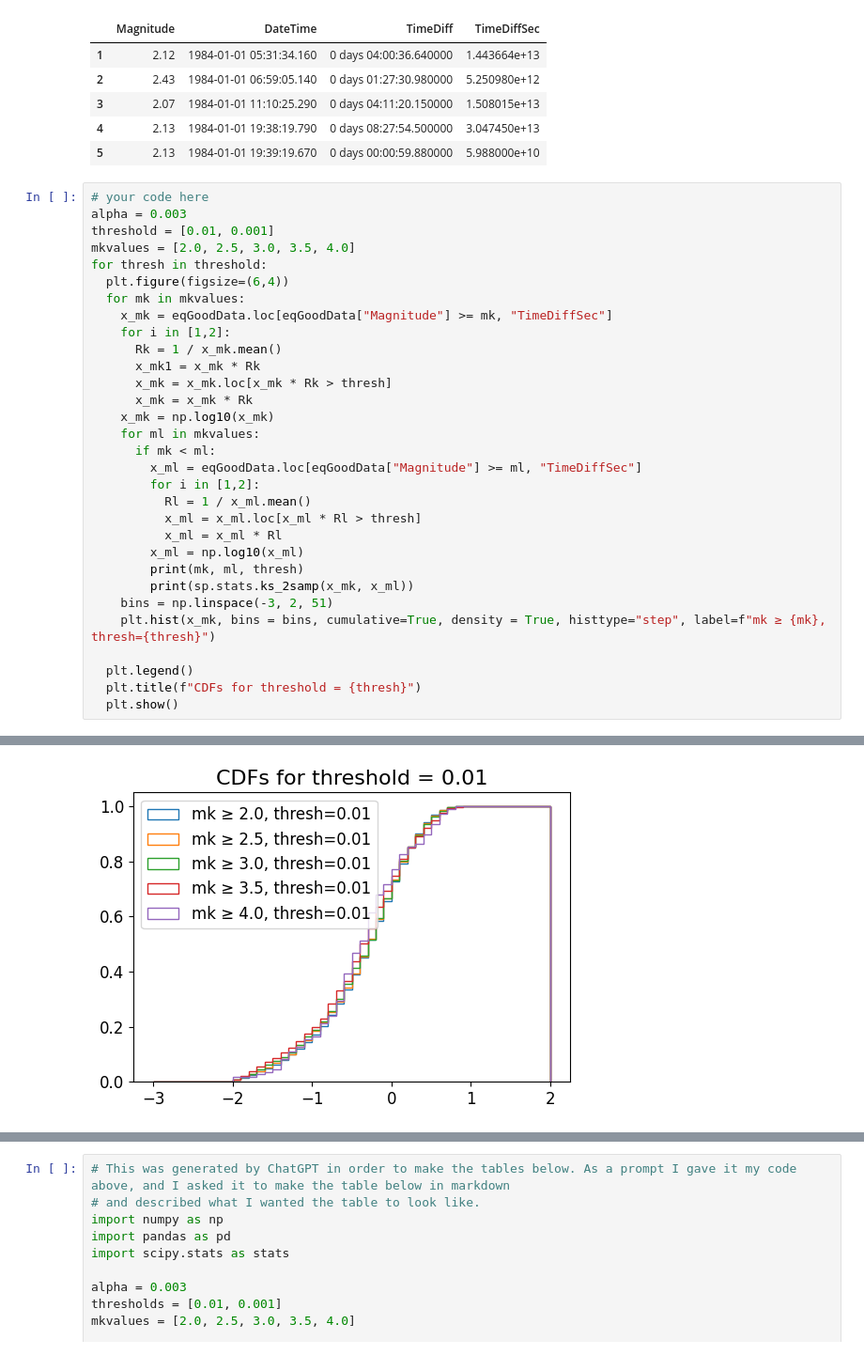
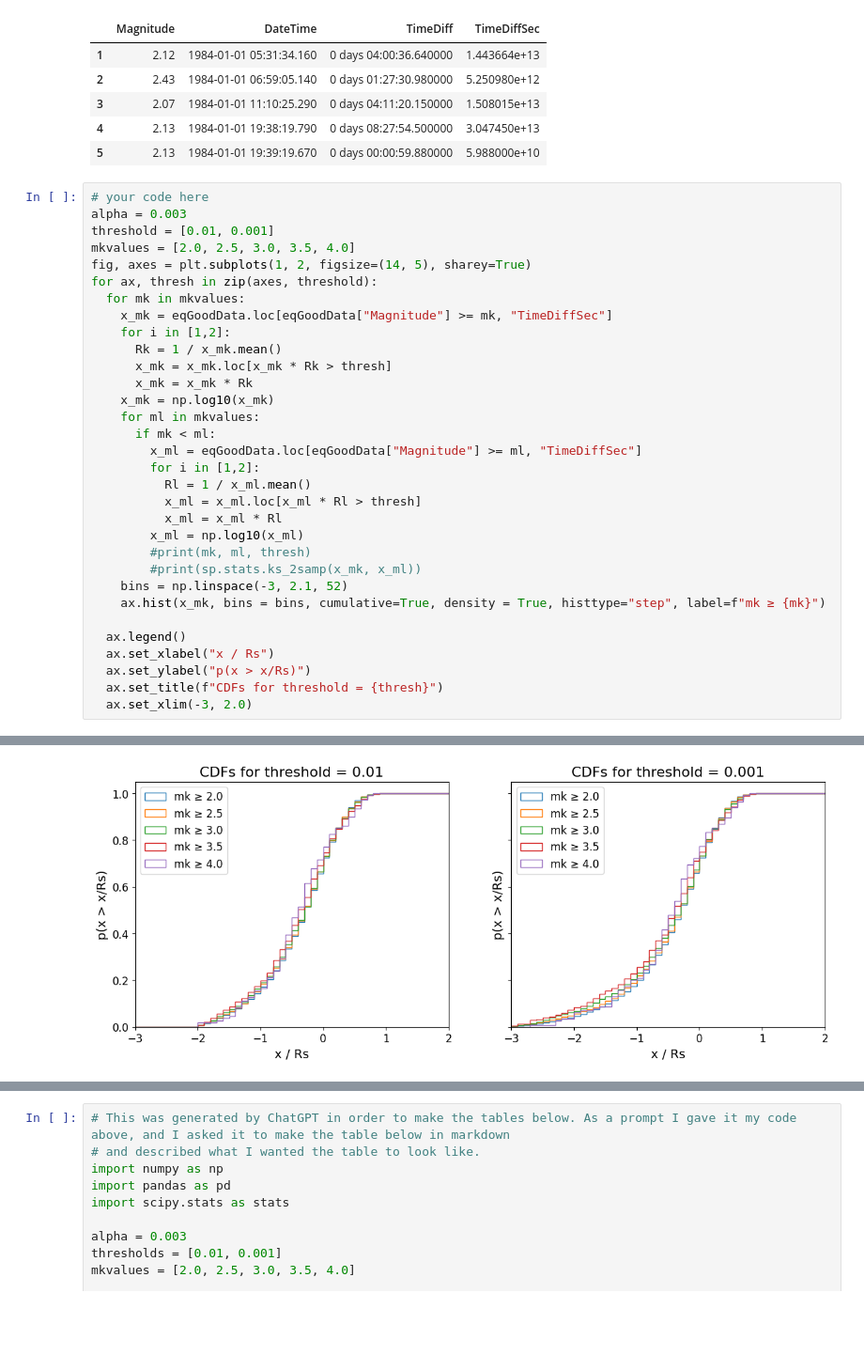
Before and after one commit to zberis/DSPS_ZBeris, a Jupyter notebook: HW4/Copy_of_KS_earthquakes_instructions.ipynb, the cells around one changed output, grey strips where cells are left out. Shown at 94% size. Drawn from its saved outputs; the diff is of its cells as text; blank space fills up the shorter version.

```diff
--- a/HW4/Copy_of_KS_earthquakes_instructions.ipynb
+++ b/HW4/Copy_of_KS_earthquakes_instructions.ipynb
@@ -463,13 +463,12 @@ eqGoodData.head()
 alpha = 0.003
 threshold = [0.01, 0.001]
 mkvalues = [2.0, 2.5, 3.0, 3.5, 4.0]
-for thresh in threshold:
-  plt.figure(figsize=(6,4))
+fig, axes = plt.subplots(1, 2, figsize=(14, 5), sharey=True)
+for ax, thresh in zip(axes, threshold):
   for mk in mkvalues:
     x_mk = eqGoodData.loc[eqGoodData["Magnitude"] >= mk, "TimeDiffSec"]
     for i in [1,2]:
       Rk = 1 / x_mk.mean()
-      x_mk1 = x_mk * Rk
       x_mk = x_mk.loc[x_mk * Rk > thresh]
       x_mk = x_mk * Rk
     x_mk = np.log10(x_mk)
@@ -481,12 +480,14 @@ for thresh in threshold:
           x_ml = x_ml.loc[x_ml * Rl > thresh]
           x_ml = x_ml * Rl
         x_ml = np.log10(x_ml)
-        print(mk, ml, thresh)
-        print(sp.stats.ks_2samp(x_mk, x_ml))
-    bins = np.linspace(-3, 2, 51)
-    plt.hist(x_mk, bins = bins, cumulative=True, density = True, histtype="step", label=f"mk ≥ {mk}, thresh={thresh}")
+        #print(mk, ml, thresh)
+        #print(sp.stats.ks_2samp(x_mk, x_ml))
+    bins = np.linspace(-3, 2.1, 52)
+    ax.hist(x_mk, bins = bins, cumulative=True, density = True, histtype="step", label=f"mk ≥ {mk}")
 
-  plt.legend()
-  plt.title(f"CDFs for threshold = {thresh}")
-  plt.show()
+  ax.legend()
+  ax.set_xlabel("x / Rs")
+  ax.set_ylabel("p(x > x/Rs)")
+  ax.set_title(f"CDFs for threshold = {thresh}")
+  ax.set_xlim(-3, 2.0)
 # %% [output]
@@ -513 +494 @@ KstestResult(statistic=np.float64(0.07108915549282521), pvalue=np.float64(0.7498
-[figure, old version]
+[figure, new version]
```
Also changed, not shown: parts of 2 cells of this notebook.
